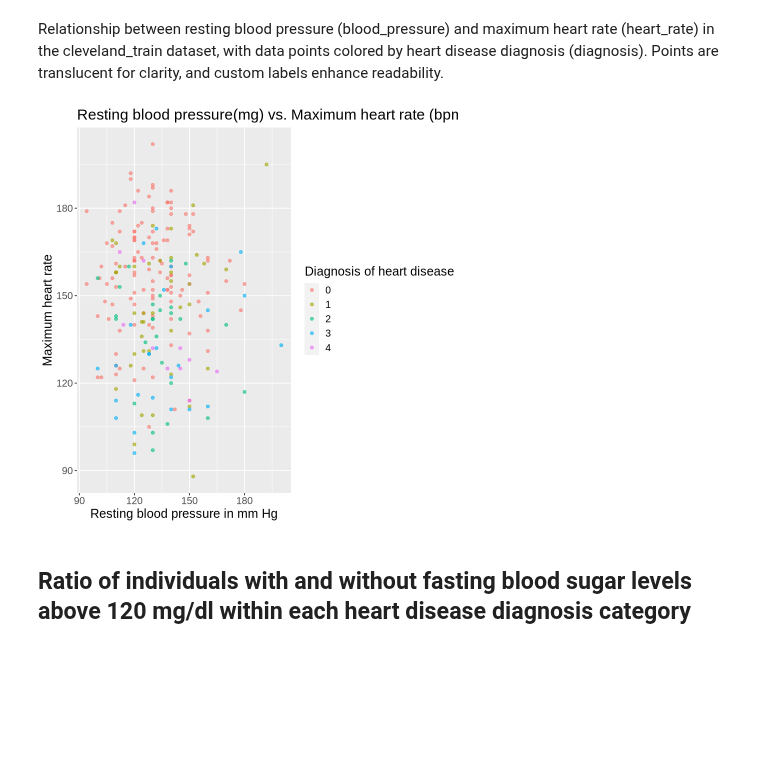
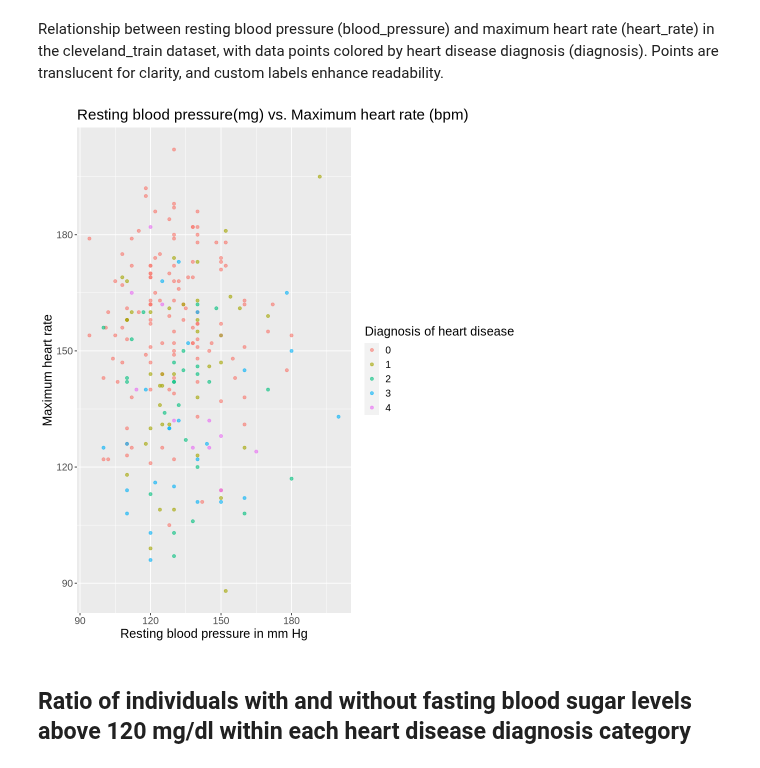
Before and after one commit to Git-Aarya/Heart-Disease-Predictor, a Jupyter notebook: project_proposal_analysis.ipynb, the cells around one changed output. Saved outputs shown, nothing was run; the diff lists cells and outputs as text; code cells hidden in the pictures; blank space fills up the shorter version.

```diff
--- a/project_proposal_analysis.ipynb
+++ b/project_proposal_analysis.ipynb
@@ -180,17 +181,18 @@ rbp_chol_plot
 # %% [markdown]
 Relationship between resting blood pressure (blood_pressure) and maximum heart rate (heart_rate) in the cleveland_train dataset, with data points colored by heart disease diagnosis (diagnosis). Points are translucent for clarity, and custom labels enhance readability.
 # %%
+options(repr.plot.height = 9, repr.plot.width = 8)
 rbp_hr_plot <- ggplot(cleveland_train, aes(x = blood_pressure, y = heart_rate, color = diagnosis)) +
                 geom_point(alpha = 0.6) +
                 labs(x = "Resting blood pressure in mm Hg",
                      y = "Maximum heart rate",
                      color = "Diagnosis of heart disease",
                     title = "Resting blood pressure(mg) vs. Maximum heart rate (bpm)") +
                 theme(text = element_text(size = 15))
 
 rbp_hr_plot
 # %% [output]
-[figure, old version]
+[figure, new version]
 # %% [markdown]
 ## Ratio of individuals with and without fasting blood sugar levels above 120 mg/dl within each heart disease diagnosis category
 # %% [markdown]
```
Also changed, not shown: parts of 3 cells of this notebook.
